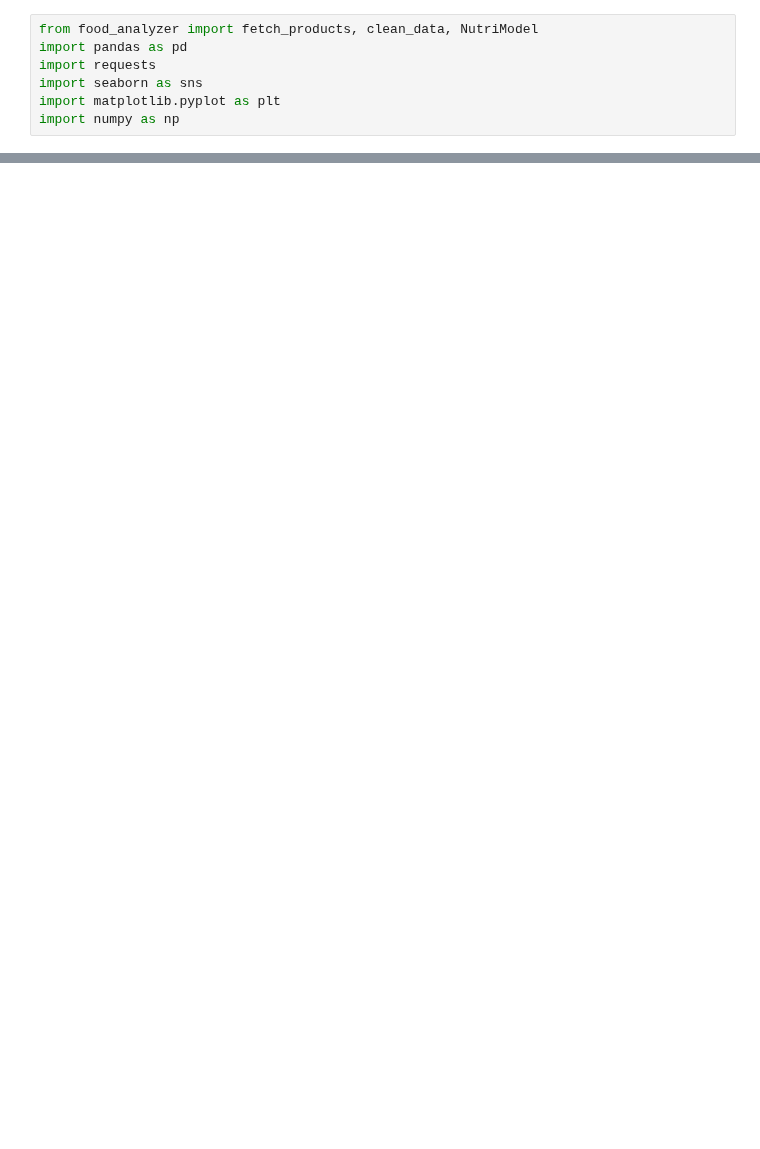
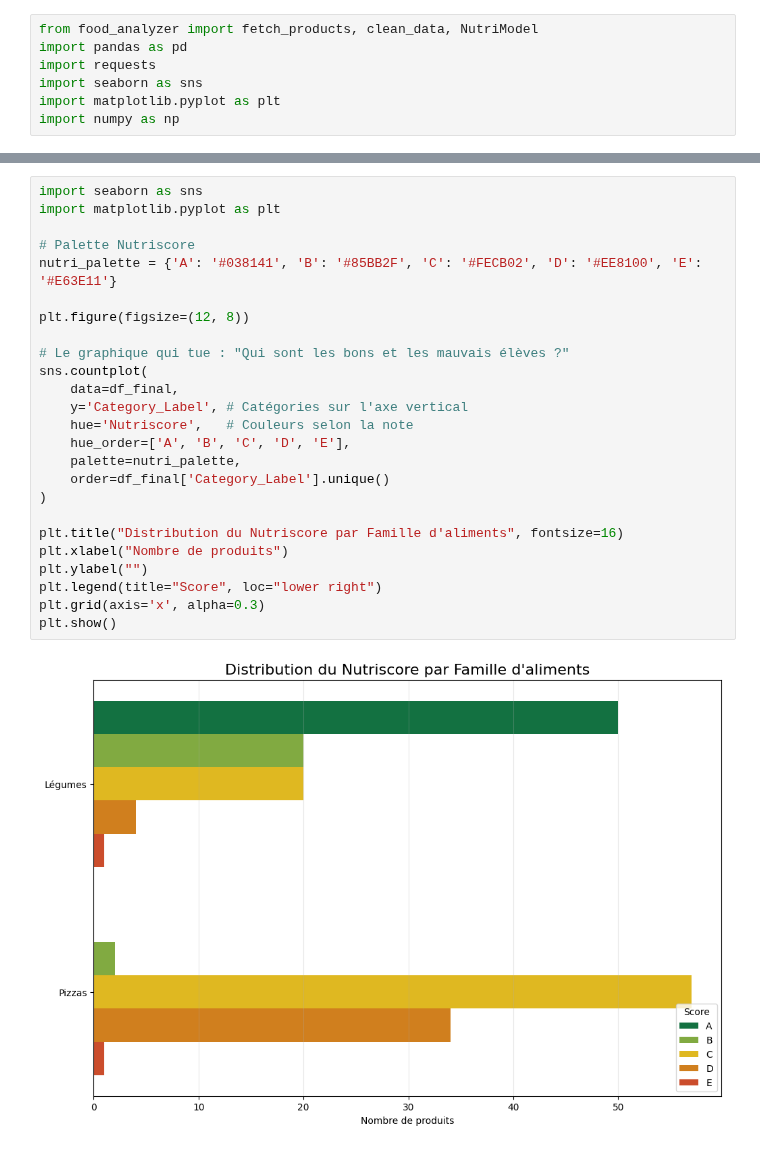
Before and after one commit to Mc3li3/ENSAE-Python-pour-la-data-science, a Jupyter notebook: src/main.ipynb, the cells around one changed output, grey strips where cells are left out. Drawn from its saved outputs; the diff is of its cells as text; blank space fills up the shorter version.

```diff
--- a/src/main.ipynb
+++ b/src/main.ipynb
@@ -89,0 +147,27 @@ Passing `palette` without assigning `hue` is deprecated and will be removed in v
+# %%
+import seaborn as sns
+import matplotlib.pyplot as plt
+
+# Palette Nutriscore
+nutri_palette = {'A': '#038141', 'B': '#85BB2F', 'C': '#FECB02', 'D': '#EE8100', 'E': '#E63E11'}
+
+plt.figure(figsize=(12, 8))
+
+# Le graphique qui tue : "Qui sont les bons et les mauvais élèves ?"
+sns.countplot(
+    data=df_final,
+    y='Category_Label', # Catégories sur l'axe vertical
+    hue='Nutriscore',   # Couleurs selon la note
+    hue_order=['A', 'B', 'C', 'D', 'E'],
+    palette=nutri_palette,
+    order=df_final['Category_Label'].unique()
+)
+
+plt.title("Distribution du Nutriscore par Famille d'aliments", fontsize=16)
+plt.xlabel("Nombre de produits")
+plt.ylabel("")
+plt.legend(title="Score", loc="lower right")
+plt.grid(axis='x', alpha=0.3)
+plt.show()
+# %% [output]
+[figure, added]
```
Also changed, not shown: parts of 5 cells of this notebook, 3 other files.
